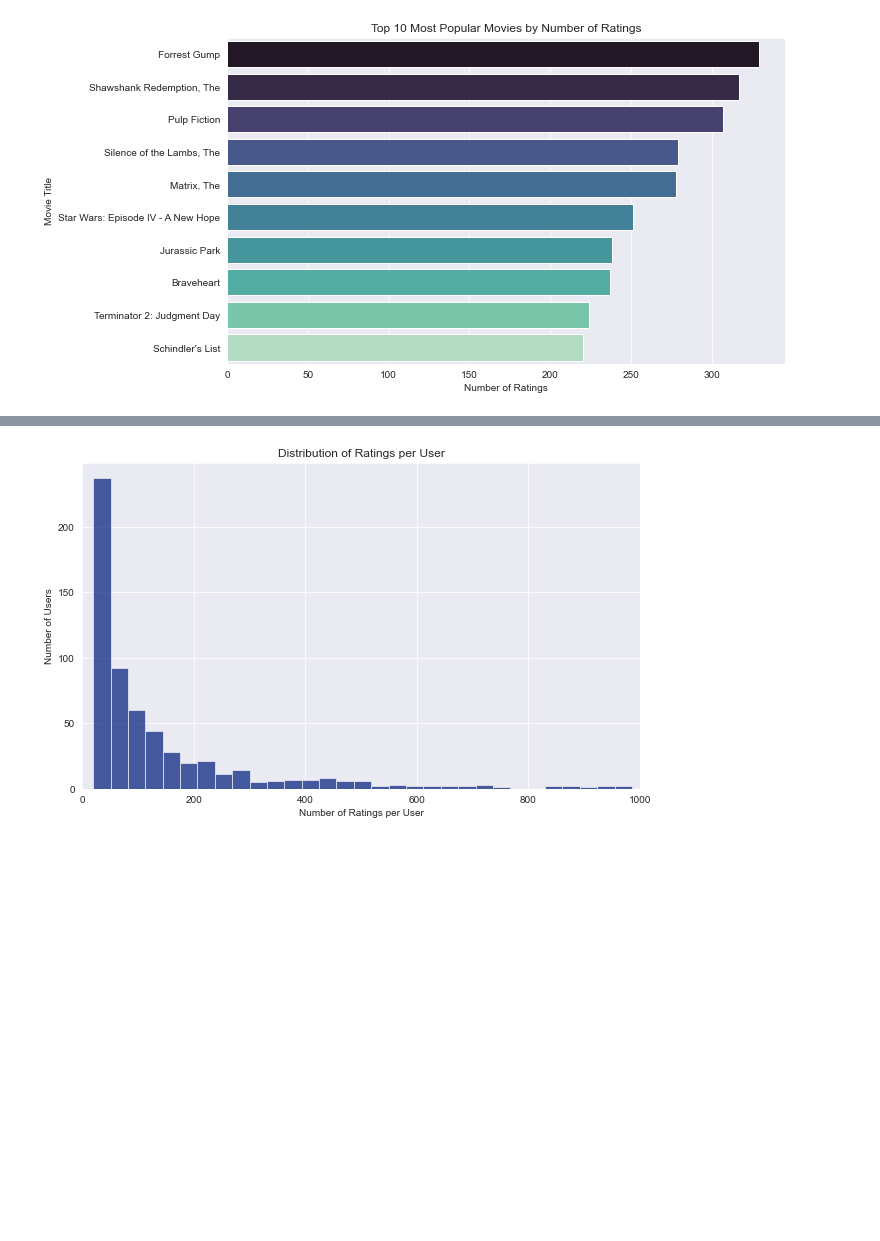
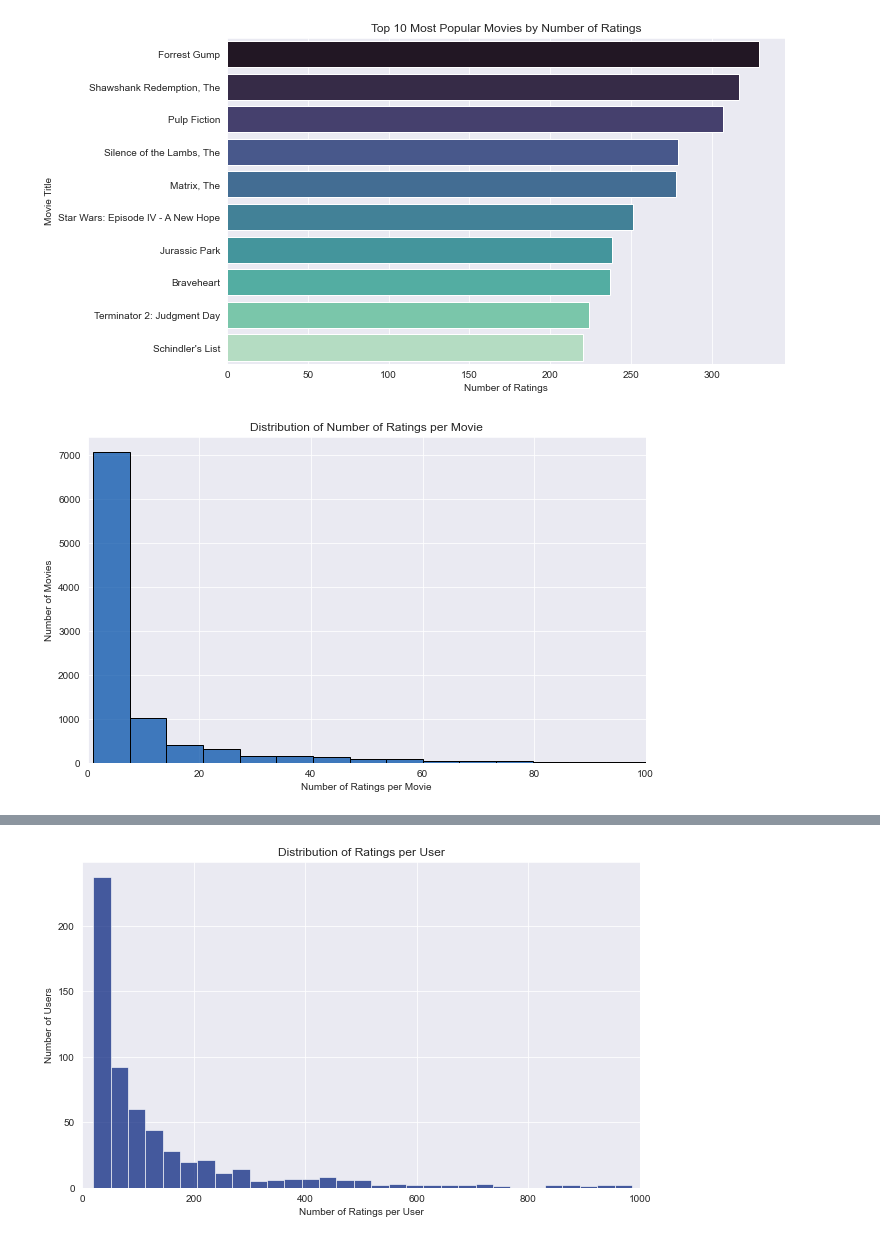
Before and after one commit to Kanyenje-Brian/MovieLens-Recommender, a Jupyter notebook: notebook.ipynb, the cells around one changed output, grey strips where cells are left out. Drawn from its saved outputs; the diff is of its cells as text; code cells hidden in the pictures; blank space fills up the shorter version.

```diff
--- a/notebook.ipynb
+++ b/notebook.ipynb
@@ -646,3 +563,14 @@ plt.title('Top 10 Most Popular Movies by Number of Ratings')
 plt.show()
 # %% [output]
 [figure]
+# %%
+# Visualize the distribution of the number of ratings per movie
+plt.figure(figsize=(10, 6))
+sns.histplot(popular_movies['num_ratings'], bins=50, color="#0552AA", edgecolor='black')
+plt.xlabel('Number of Ratings per Movie')
+plt.ylabel('Number of Movies')
+plt.title('Distribution of Number of Ratings per Movie')
+plt.xlim(0, 100) # Limit x-axis to better see the distribution for the majority of movies
+plt.show()
+# %% [output]
+[figure, added]
```
Also changed, not shown: parts of 35 cells of this notebook.
